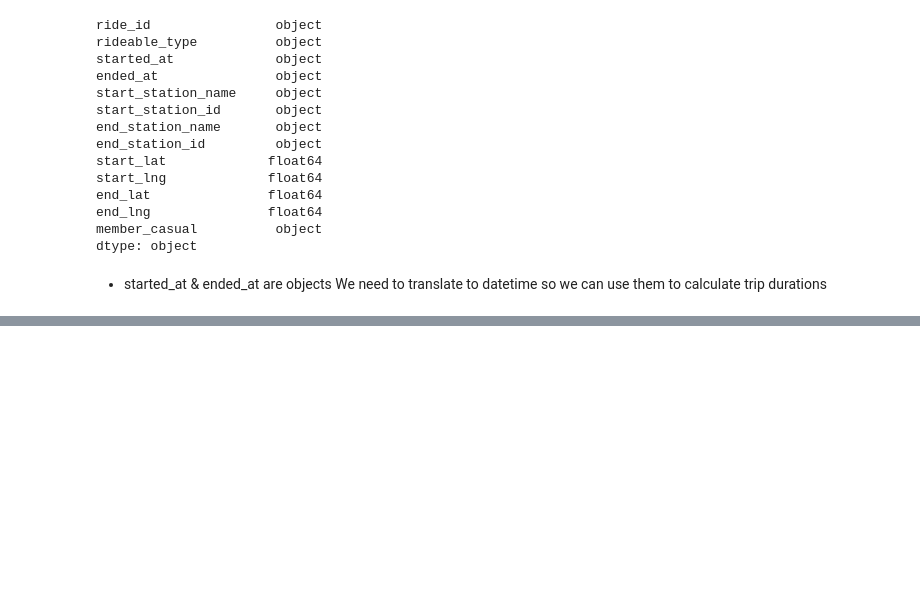
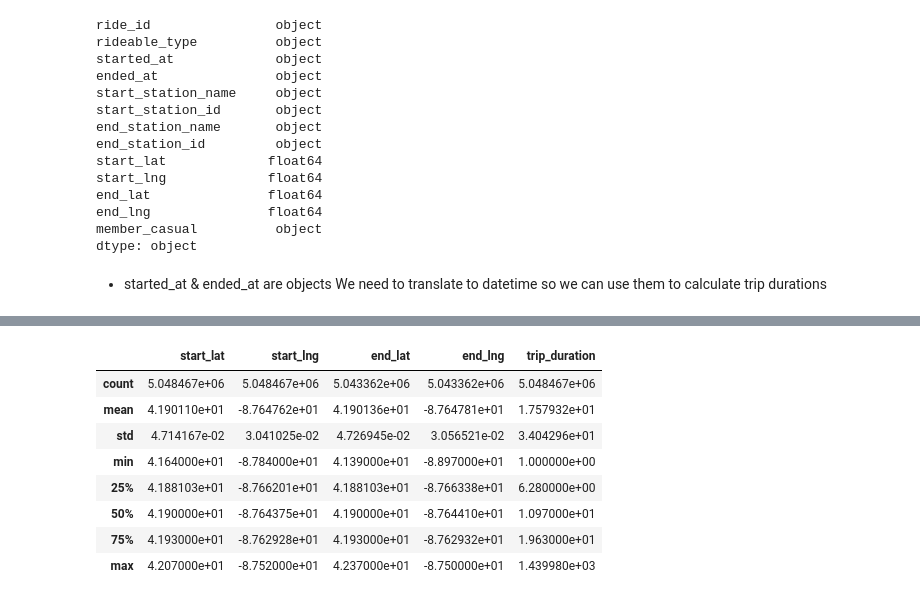
Before and after one commit to devhmac/Chicago_Bike_share_analysis, a Jupyter notebook: chicago_bike_share_analysis.ipynb, the cells around one changed output, grey strips where cells are left out. Saved outputs shown, nothing was run; the diff lists cells and outputs as text; code cells hidden in the pictures; blank space fills up the shorter version.

```diff
--- a/chicago_bike_share_analysis.ipynb
+++ b/chicago_bike_share_analysis.ipynb
@@ -89,0 +127,14 @@ KernelInterrupted: Execution interrupted by the Jupyter kernel.
+# %%
+# We can now see or minimum trip duration is 1 min.
+full_cycle_data.drop(full_cycle_data[full_cycle_data['trip_duration'] < 1].index, inplace=True)
+full_cycle_data.describe()
+# %% [output]
+|  | start_lat | start_lng | end_lat | end_lng | trip_duration |
+| count | 5.048467e+06 | 5.048467e+06 | 5.043362e+06 | 5.043362e+06 | 5.048467e+06 |
+| mean | 4.190110e+01 | -8.764762e+01 | 4.190136e+01 | -8.764781e+01 | 1.757932e+01 |
+| std | 4.714167e-02 | 3.041025e-02 | 4.726945e-02 | 3.056521e-02 | 3.404296e+01 |
+| min | 4.164000e+01 | -8.784000e+01 | 4.139000e+01 | -8.897000e+01 | 1.000000e+00 |
+| 25% | 4.188103e+01 | -8.766201e+01 | 4.188103e+01 | -8.766338e+01 | 6.280000e+00 |
+| 50% | 4.190000e+01 | -8.764375e+01 | 4.190000e+01 | -8.764410e+01 | 1.097000e+01 |
+| 75% | 4.193000e+01 | -8.762928e+01 | 4.193000e+01 | -8.762932e+01 | 1.963000e+01 |
+| max | 4.207000e+01 | -8.752000e+01 | 4.237000e+01 | -8.750000e+01 | 1.439980e+03 |
```
Also changed, not shown: parts of 12 cells of this notebook.
